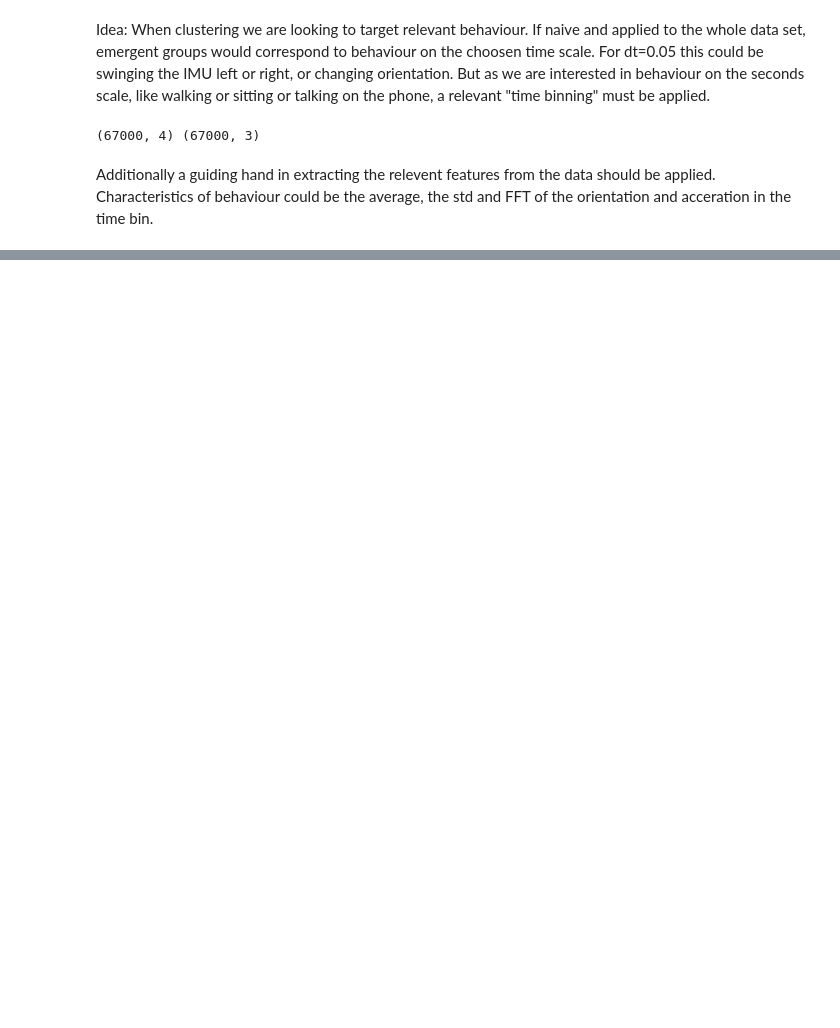
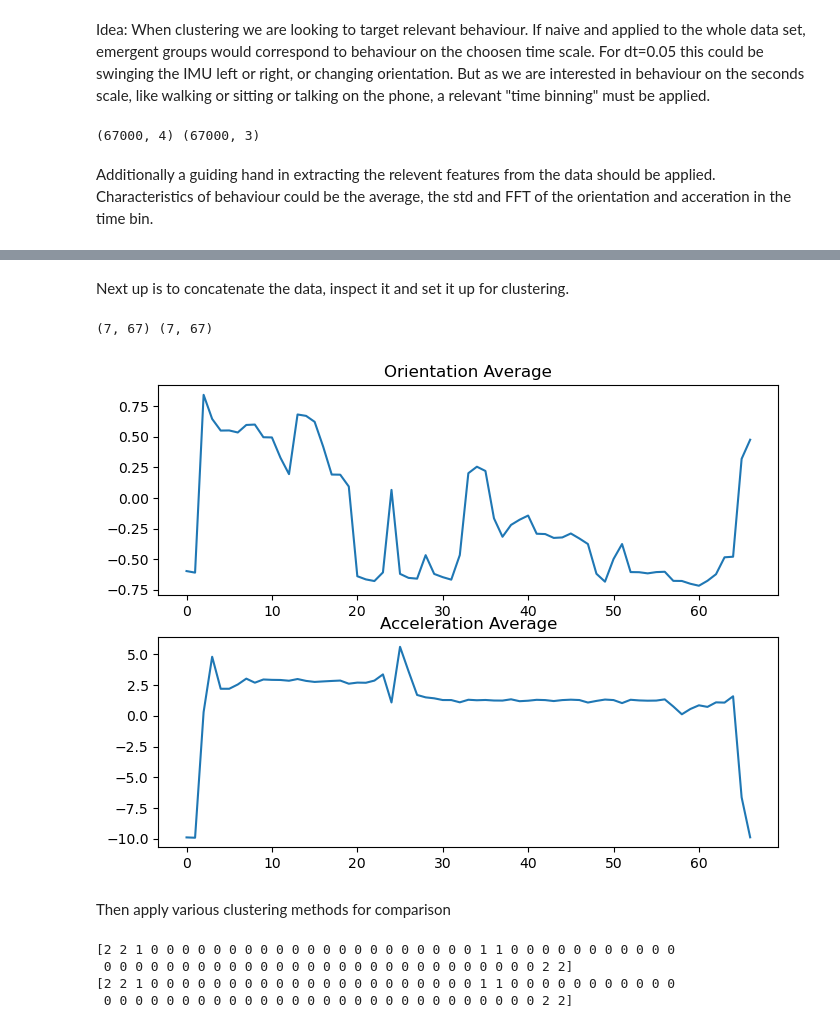
Before and after one commit to tonton-golio/inertial_navigation_transformer, a Jupyter notebook: playground_notebooks/clustering_unsupervised.ipynb, the cells around one changed output, grey strips where cells are left out. Saved outputs shown, nothing was run; the diff lists cells and outputs as text; code cells hidden in the pictures; blank space fills up the shorter version.

```diff
--- a/playground_notebooks/clustering_unsupervised.ipynb
+++ b/playground_notebooks/clustering_unsupervised.ipynb
@@ -94,0 +96,34 @@ Next up is to apply a clustering algorithm.
+# %% [markdown]
+Next up is to concatenate the data, inspect it and set it up for clustering.
+# %%
+# Concatenate and inspect the data
+print(data_average.shape, data_std.shape)
+data_processed = np.concatenate([data_average, data_std]).T #Missing the FFT components for now
+
+fig2, axs =plt.subplots(2,1,figsize=(8,6))
+axs[0].plot(data_processed[:,0])
+axs[0].set_title('Orientation Average')
+axs[1].plot(data_processed[:,4])
+axs[1].set_title('Acceleration Average')
+plt.show()
+# %% [output]
+(7, 67) (7, 67)
+[figure, added]
+# %% [markdown]
+Then apply various clustering methods for comparison
+# %%
+# Apply K-means clustering
+num_cluster = 3
+
+kmeans = KMeans(n_clusters=num_cluster)
+kmeans_labels = kmeans.fit_predict(data_processed)
+print(kmeans_labels)
+# Apply Agglomerative clustering
+agglomerative = AgglomerativeClustering(n_clusters=num_cluster)
+agglomerative_labels = agglomerative.fit_predict(data_processed)
+print(agglomerative_labels)
+# %% [output]
+[2 2 1 0 0 0 0 0 0 0 0 0 0 0 0 0 0 0 0 0 0 0 0 0 1 1 0 0 0 0 0 0 0 0 0 0 0
+ 0 0 0 0 0 0 0 0 0 0 0 0 0 0 0 0 0 0 0 0 0 0 0 0 0 0 0 0 2 2]
+[2 2 1 0 0 0 0 0 0 0 0 0 0 0 0 0 0 0 0 0 0 0 0 0 1 1 0 0 0 0 0 0 0 0 0 0 0
+ 0 0 0 0 0 0 0 0 0 0 0 0 0 0 0 0 0 0 0 0 0 0 0 0 0 0 0 0 2 2]
```
Also changed, not shown: parts of 7 cells of this notebook.
